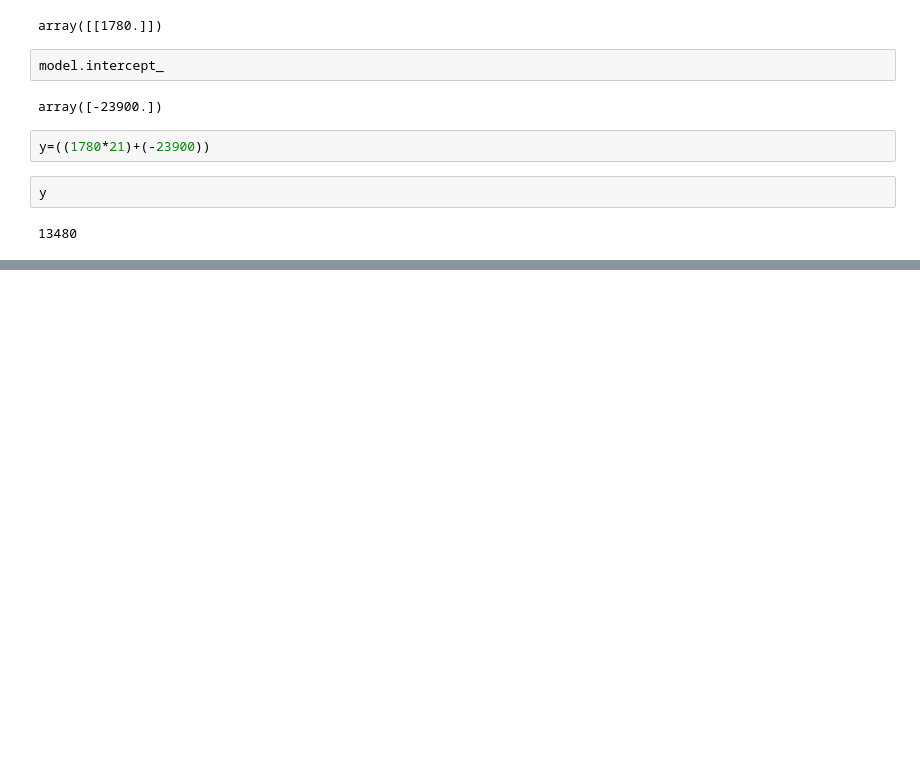
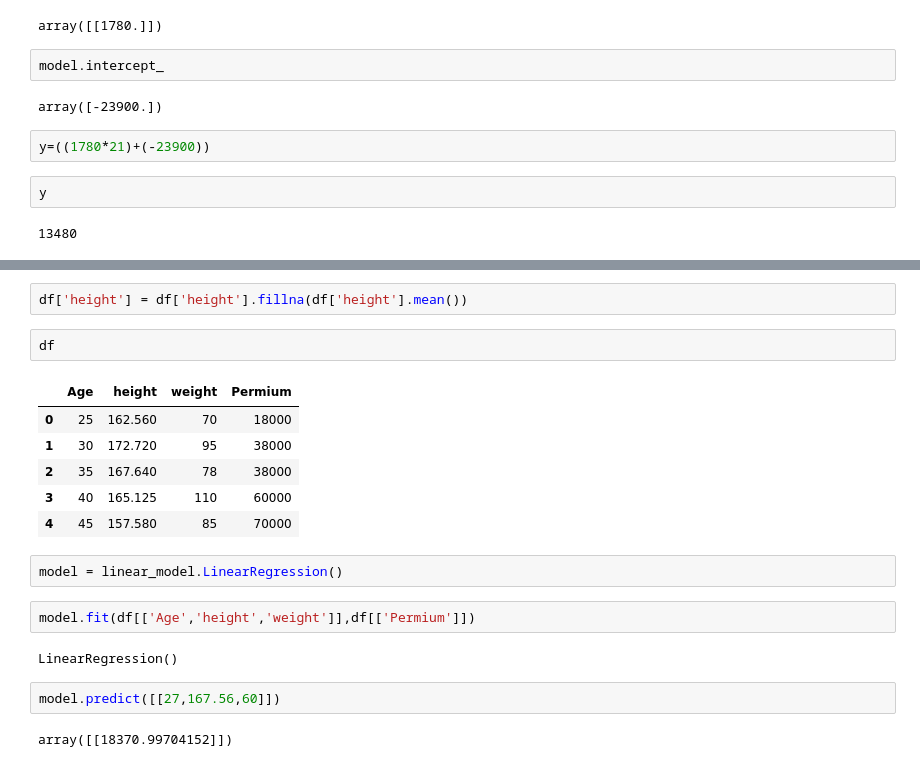
Before and after one commit to chandiosamad07/AI, a Jupyter notebook: ML/LinearRegression.ipynb, the cells around one changed output, grey strips where cells are left out. Drawn from its saved outputs; the diff is of its cells as text; blank space fills up the shorter version.

```diff
--- a/ML/LinearRegression.ipynb
+++ b/ML/LinearRegression.ipynb
@@ -56,0 +89,21 @@ y
+# %%
+df['height'] = df['height'].fillna(df['height'].mean())
+# %%
+df
+# %% [output]
+|  | Age | height | weight | Permium |
+| 0 | 25 | 162.560 | 70 | 18000 |
+| 1 | 30 | 172.720 | 95 | 38000 |
+| 2 | 35 | 167.640 | 78 | 38000 |
+| 3 | 40 | 165.125 | 110 | 60000 |
+| 4 | 45 | 157.580 | 85 | 70000 |
+# %%
+model = linear_model.LinearRegression()
+# %%
+model.fit(df[['Age','height','weight']],df[['Permium']])
+# %% [output]
+LinearRegression()
+# %%
+model.predict([[27,167.56,60]])
+# %% [output]
+array([[18370.99704152]])
```
Also changed, not shown: parts of 9 cells of this notebook.
